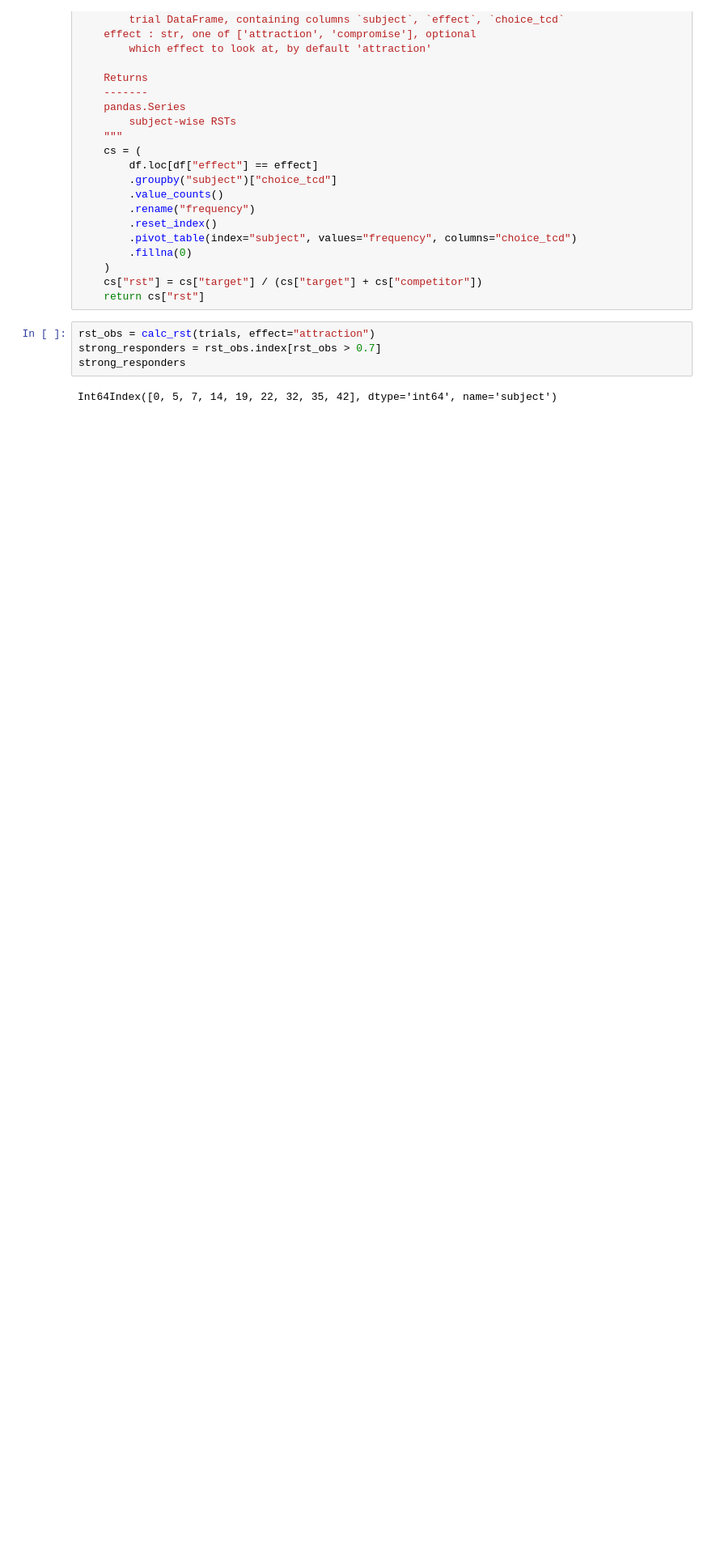
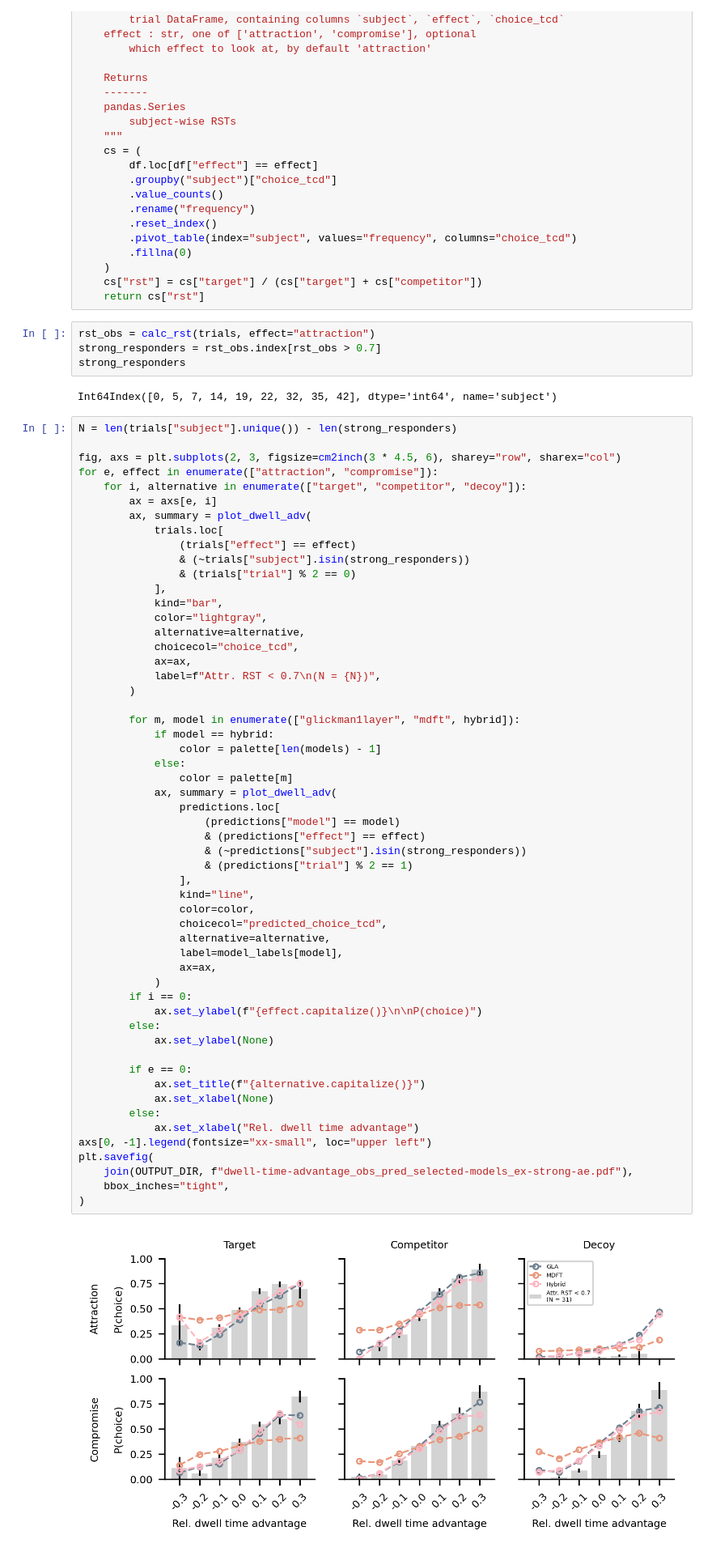
Before and after one commit to moltaire/gda-context, a Jupyter notebook: src/xxx_qualitative-tests-of-gda.ipynb, the cells around one changed output. Shown: that part at 81% size. Saved outputs shown, nothing was run; the diff lists cells and outputs as text; blank space fills up the shorter version.

```diff
--- a/src/xxx_qualitative-tests-of-gda.ipynb
+++ b/src/xxx_qualitative-tests-of-gda.ipynb
@@ -220,3 +248,60 @@ strong_responders = rst_obs.index[rst_obs > 0.7]
 strong_responders
 # %% [output]
 Int64Index([0, 5, 7, 14, 19, 22, 32, 35, 42], dtype='int64', name='subject')
+# %%
+N = len(trials["subject"].unique()) - len(strong_responders)
+
+fig, axs = plt.subplots(2, 3, figsize=cm2inch(3 * 4.5, 6), sharey="row", sharex="col")
+for e, effect in enumerate(["attraction", "compromise"]):
+    for i, alternative in enumerate(["target", "competitor", "decoy"]):
+        ax = axs[e, i]
+        ax, summary = plot_dwell_adv(
+            trials.loc[
+                (trials["effect"] == effect)
+                & (~trials["subject"].isin(strong_responders))
+                & (trials["trial"] % 2 == 0)
+            ],
+            kind="bar",
+            color="lightgray",
+            alternative=alternative,
+            choicecol="choice_tcd",
+            ax=ax,
+            label=f"Attr. RST < 0.7\n(N = {N})",
+        )
+
+        for m, model in enumerate(["glickman1layer", "mdft", hybrid]):
+            if model == hybrid:
+                color = palette[len(models) - 1]
+            else:
+                color = palette[m]
+            ax, summary = plot_dwell_adv(
+                predictions.loc[
+                    (predictions["model"] == model)
+                    & (predictions["effect"] == effect)
+                    & (~predictions["subject"].isin(strong_responders))
+                    & (predictions["trial"] % 2 == 1)
+                ],
+                kind="line",
+                color=color,
+                choicecol="predicted_choice_tcd",
+                alternative=alternative,
+                label=model_labels[model],
+                ax=ax,
+            )
+        if i == 0:
+            ax.set_ylabel(f"{effect.capitalize()}\n\nP(choice)")
+        else:
+            ax.set_ylabel(None)
+
+        if e == 0:
+            ax.set_title(f"{alternative.capitalize()}")
+            ax.set_xlabel(None)
+        else:
+            ax.set_xlabel("Rel. dwell time advantage")
+axs[0, -1].legend(fontsize="xx-small", loc="upper left")
+plt.savefig(
+    join(OUTPUT_DIR, f"dwell-time-advantage_obs_pred_selected-models_ex-strong-ae.pdf"),
+    bbox_inches="tight",
+)
+# %% [output]
+[figure, added]
```
Also changed, not shown: parts of 12 cells of this notebook, 3 other files.
